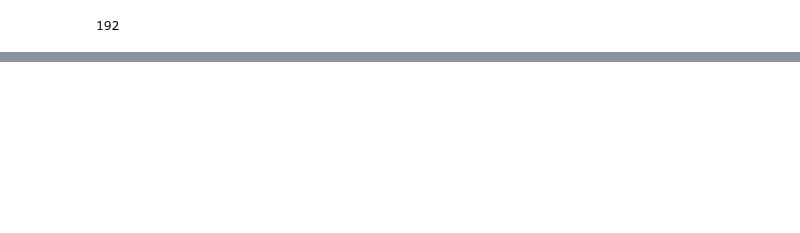
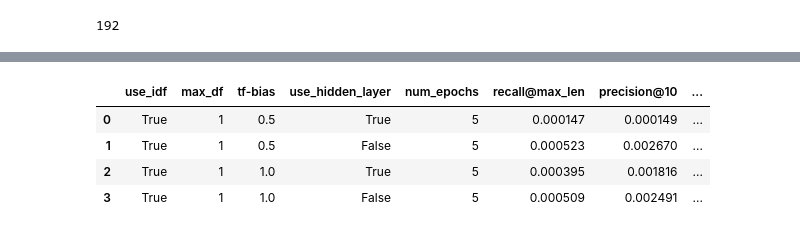
Before and after one commit to matthew-dong-dev/ICS-research, a Jupyter notebook: grid_search.ipynb, the cells around one changed output, grey strips where cells are left out. Saved outputs shown, nothing was run; the diff lists cells and outputs as text; code cells hidden in the pictures; blank space fills up the shorter version.

```diff
--- a/grid_search.ipynb
+++ b/grid_search.ipynb
@@ -354,0 +360,8 @@ grid_search_df
+# %%
+pd.read_csv(scorefile_path, sep='\t')
+# %% [output]
+|  | use_idf | max_df | tf-bias | use_hidden_layer | num_epochs | recall@max_len | precision@10 | ... |
+| 0 | True | 1 | 0.5 | True | 5 | 0.000147 | 0.000149 | ... |
+| 1 | True | 1 | 0.5 | False | 5 | 0.000523 | 0.002670 | ... |
+| 2 | True | 1 | 1.0 | True | 5 | 0.000395 | 0.001816 | ... |
+| 3 | True | 1 | 1.0 | False | 5 | 0.000509 | 0.002491 | ... |
```
Also changed, not shown: parts of 6 cells of this notebook, 3 other files.
